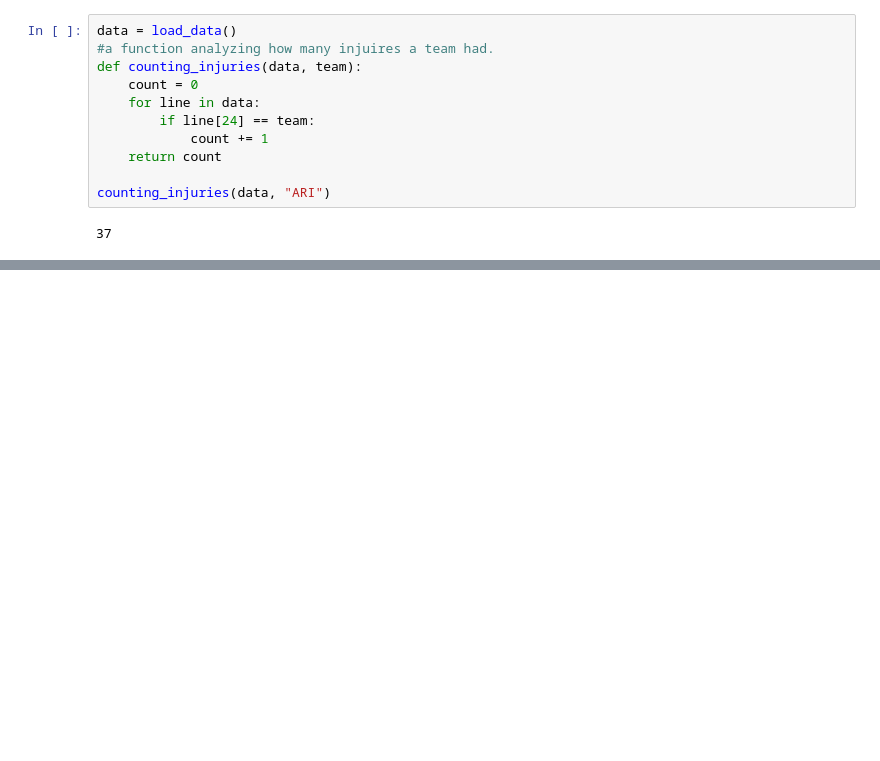
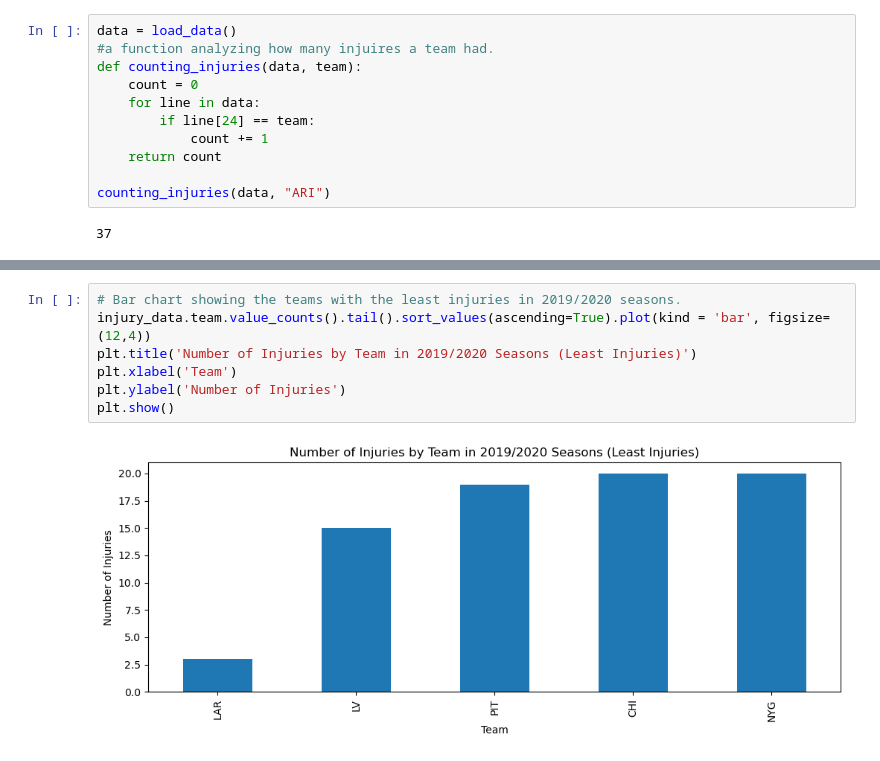
Before and after one commit to rwmckinney2006/cs130-project, a Jupyter notebook: Analysis.ipynb, the cells around one changed output, grey strips where cells are left out. Cells and saved outputs as stored; diff of their text form; blank space fills up the shorter version.

```diff
--- a/Analysis.ipynb
+++ b/Analysis.ipynb
@@ -98,0 +159,9 @@ Oklahoma
+# %%
+# Bar chart showing the teams with the least injuries in 2019/2020 seasons.
+injury_data.team.value_counts().tail().sort_values(ascending=True).plot(kind = 'bar', figsize=(12,4))
+plt.title('Number of Injuries by Team in 2019/2020 Seasons (Least Injuries)')
+plt.xlabel('Team')
+plt.ylabel('Number of Injuries')
+plt.show()
+# %% [output]
+[figure, added]
```
Also changed, not shown: parts of 38 cells of this notebook, 14 other files.
